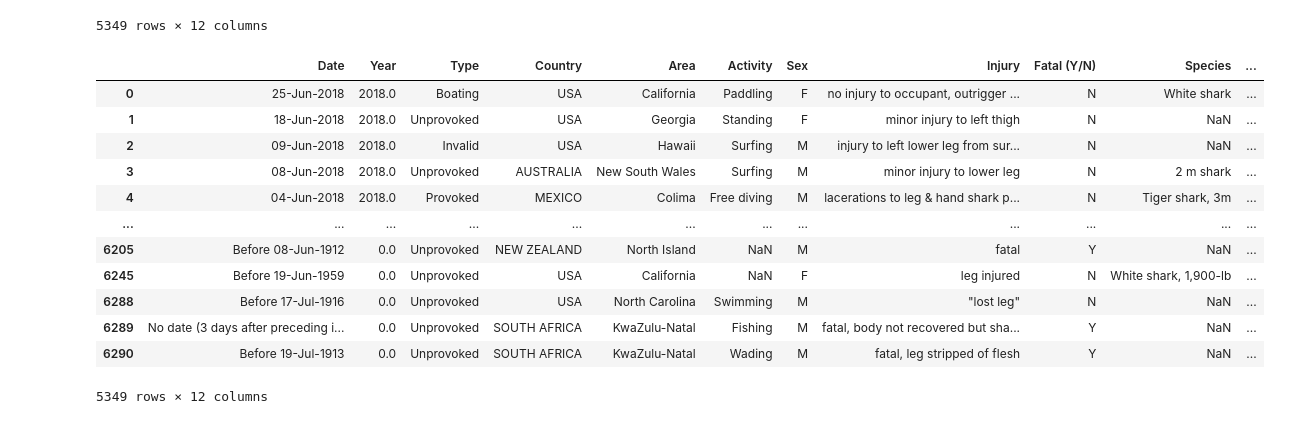
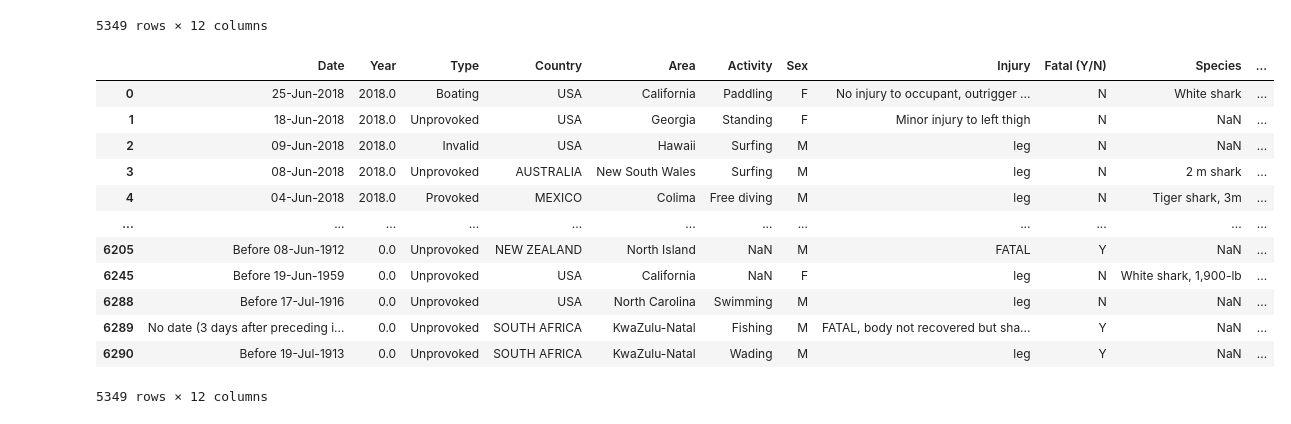
Before and after one commit to Diegon8/SharkAttack-, a Jupyter notebook: SharkAttack.ipynb, the cells around one changed output. Saved outputs shown, nothing was run; the diff lists cells and outputs as text; code cells hidden in the pictures.

```diff
--- a/SharkAttack.ipynb
+++ b/SharkAttack.ipynb
@@ -324,18 +324,19 @@ attack3
 | 6290 | Before 19-Jul-1913 | 0.0 | Unprovoked | SOUTH AFRICA | KwaZulu-Natal | Wading | M | fatal, leg stripped of flesh | Y | NaN | ... |
 5349 rows × 12 columns
 # %%
-attack3.Injury = attack.Injury.str.replace(r'', 'leg')
+attack3.Injury = attack.Injury.str.replace(r'(.*)?(leg|Leg)(.*)', 'leg')
+attack3
 # %% [output]
 |  | Date | Year | Type | Country | Area | Activity | Sex | Injury | Fatal (Y/N) | Species | ... |
-| 0 | 25-Jun-2018 | 2018.0 | Boating | USA | California | Paddling | F | no injury to occupant, outrigger ... | N | White shark | ... |
-| 1 | 18-Jun-2018 | 2018.0 | Unprovoked | USA | Georgia | Standing | F | minor injury to left thigh | N | NaN | ... |
-| 2 | 09-Jun-2018 | 2018.0 | Invalid | USA | Hawaii | Surfing | M | injury to left lower leg from sur... | N | NaN | ... |
-| 3 | 08-Jun-2018 | 2018.0 | Unprovoked | AUSTRALIA | New South Wales | Surfing | M | minor injury to lower leg | N | 2 m shark | ... |
-| 4 | 04-Jun-2018 | 2018.0 | Provoked | MEXICO | Colima | Free diving | M | lacerations to leg & hand shark p... | N | Tiger shark, 3m | ... |
+| 0 | 25-Jun-2018 | 2018.0 | Boating | USA | California | Paddling | F | No injury to occupant, outrigger ... | N | White shark | ... |
+| 1 | 18-Jun-2018 | 2018.0 | Unprovoked | USA | Georgia | Standing | F | Minor injury to left thigh | N | NaN | ... |
+| 2 | 09-Jun-2018 | 2018.0 | Invalid | USA | Hawaii | Surfing | M | leg | N | NaN | ... |
+| 3 | 08-Jun-2018 | 2018.0 | Unprovoked | AUSTRALIA | New South Wales | Surfing | M | leg | N | 2 m shark | ... |
+| 4 | 04-Jun-2018 | 2018.0 | Provoked | MEXICO | Colima | Free diving | M | leg | N | Tiger shark, 3m | ... |
 | ... | ... | ... | ... | ... | ... | ... | ... | ... | ... | ... | ... |
-| 6205 | Before 08-Jun-1912 | 0.0 | Unprovoked | NEW ZEALAND | North Island | NaN | M | fatal | Y | NaN | ... |
-| 6245 | Before 19-Jun-1959 | 0.0 | Unprovoked | USA | California | NaN | F | leg injured | N | White shark, 1,900-lb | ... |
-| 6288 | Before 17-Jul-1916 | 0.0 | Unprovoked | USA | North Carolina | Swimming | M | "lost leg" | N | NaN | ... |
-| 6289 | No date (3 days after preceding i... | 0.0 | Unprovoked | SOUTH AFRICA | KwaZulu-Natal | Fishing | M | fatal, body not recovered but sha... | Y | NaN | ... |
-| 6290 | Before 19-Jul-1913 | 0.0 | Unprovoked | SOUTH AFRICA | KwaZulu-Natal | Wading | M | fatal, leg stripped of flesh | Y | NaN | ... |
+| 6205 | Before 08-Jun-1912 | 0.0 | Unprovoked | NEW ZEALAND | North Island | NaN | M | FATAL | Y | NaN | ... |
+| 6245 | Before 19-Jun-1959 | 0.0 | Unprovoked | USA | California | NaN | F | leg | N | White shark, 1,900-lb | ... |
+| 6288 | Before 17-Jul-1916 | 0.0 | Unprovoked | USA | North Carolina | Swimming | M | leg | N | NaN | ... |
+| 6289 | No date (3 days after preceding i... | 0.0 | Unprovoked | SOUTH AFRICA | KwaZulu-Natal | Fishing | M | FATAL, body not recovered but sha... | Y | NaN | ... |
+| 6290 | Before 19-Jul-1913 | 0.0 | Unprovoked | SOUTH AFRICA | KwaZulu-Natal | Wading | M | leg | Y | NaN | ... |
 5349 rows × 12 columns
```
Also changed, not shown: parts of 7 cells of this notebook.
